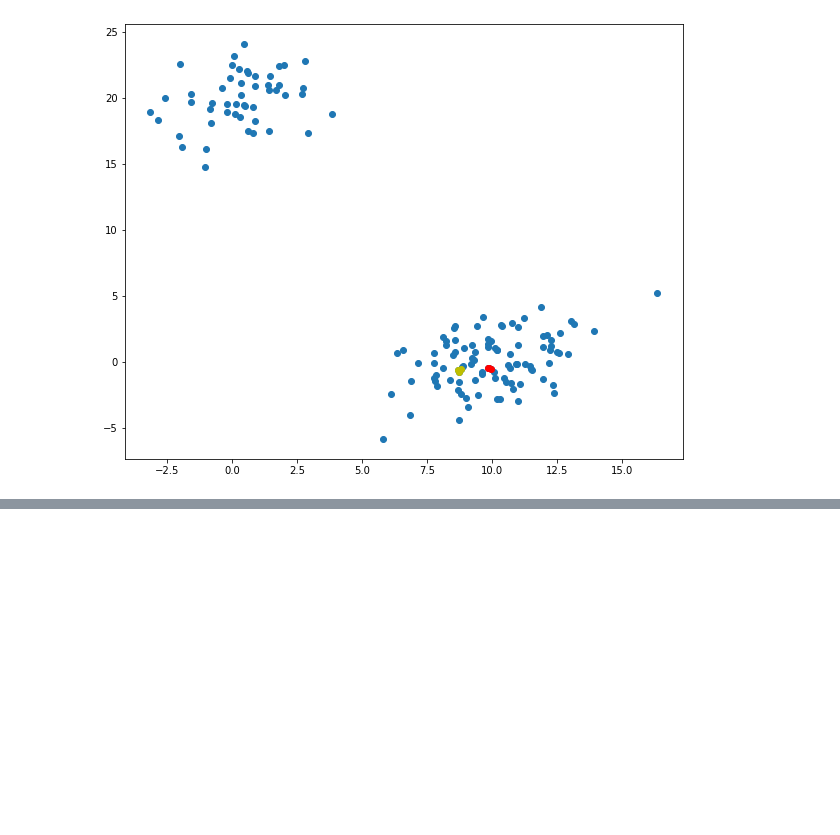
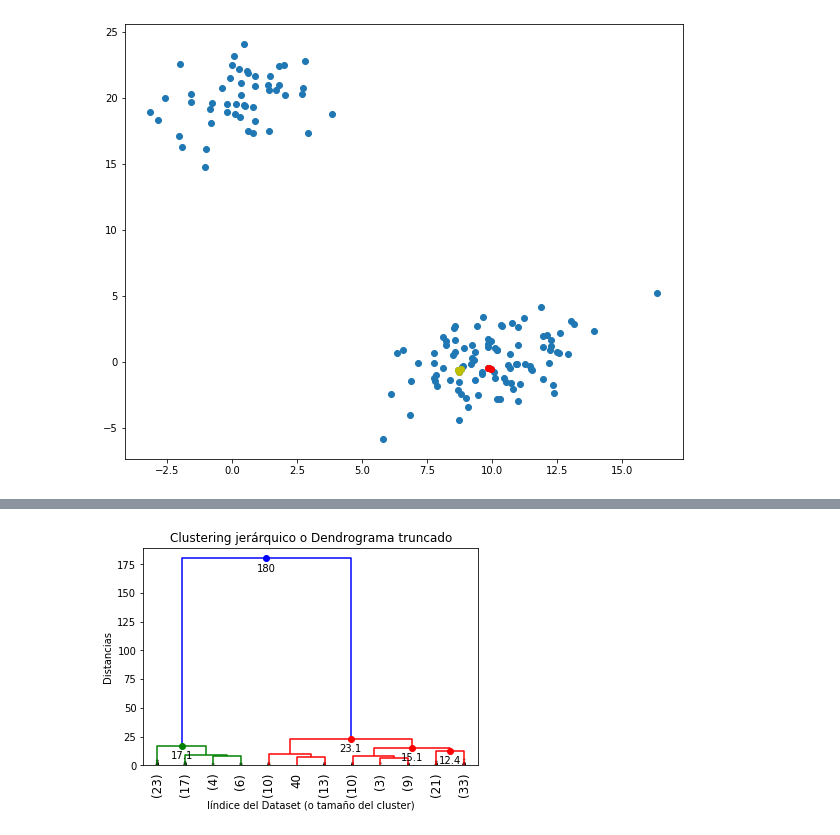
Before and after one commit to pierjv/course-python, a Jupyter notebook: notebooks/T6 -1 - Clustering Jerarquico.ipynb, the cells around one changed output, grey strips where cells are left out. Cells and saved outputs as stored; diff of their text form; code cells hidden in the pictures; blank space fills up the shorter version.

```diff
--- a/notebooks/T6 -1 - Clustering Jerarquico.ipynb
+++ b/notebooks/T6 -1 - Clustering Jerarquico.ipynb
@@ -139,0 +173,33 @@ plt.show()
+# %%
+def dendrogram_tune(*args,**kwargs):
+    import pandas as pd
+    max_d= kwargs.pop("max_d",None)
+    if max_d and "color_threshold" not in kwargs:
+        kwargs["color_threshold"] = max_d
+    annotate_above = kwargs.pop("annotate_above",0)
+
+    ddata = dendrogram(*args,**kwargs)
+
+
+    if not kwargs.get("no_plot",False):
+        plt.title("Clustering jerárquico o Dendrograma truncado")
+        plt.xlabel("Iíndice del Dataset (o tamaño del cluster)")
+        plt.ylabel("Distancias")
+        for i,d,c in zip(ddata["icoord"],ddata["dcoord"],ddata["color_list"]):
+            x = 0.5 * sum(i[1:3])
+            y = d[1]
+            if y > annotate_above:
+                plt.plot(x,y,"o",c=c)
+                plt.annotate("%.3g"%y,(x,y),xytext = (0,-5),
+                             textcoords  = "offset points", va = "top" ,
+                             ha = "center")
+    if max_d:
+        plt.axhline(y= max_d,c="k")
+
+    return ddata
+# %%
+dendrogram_tune(Z,truncate_mode = "lastp",p=12, leaf_rotation = 90., leaf_font_size = 12.,
+               show_contracted=True, annotate_above = 10)
+plt.show()
+# %% [output]
+[figure, added]
```
Also changed, not shown: parts of 8 cells of this notebook.
